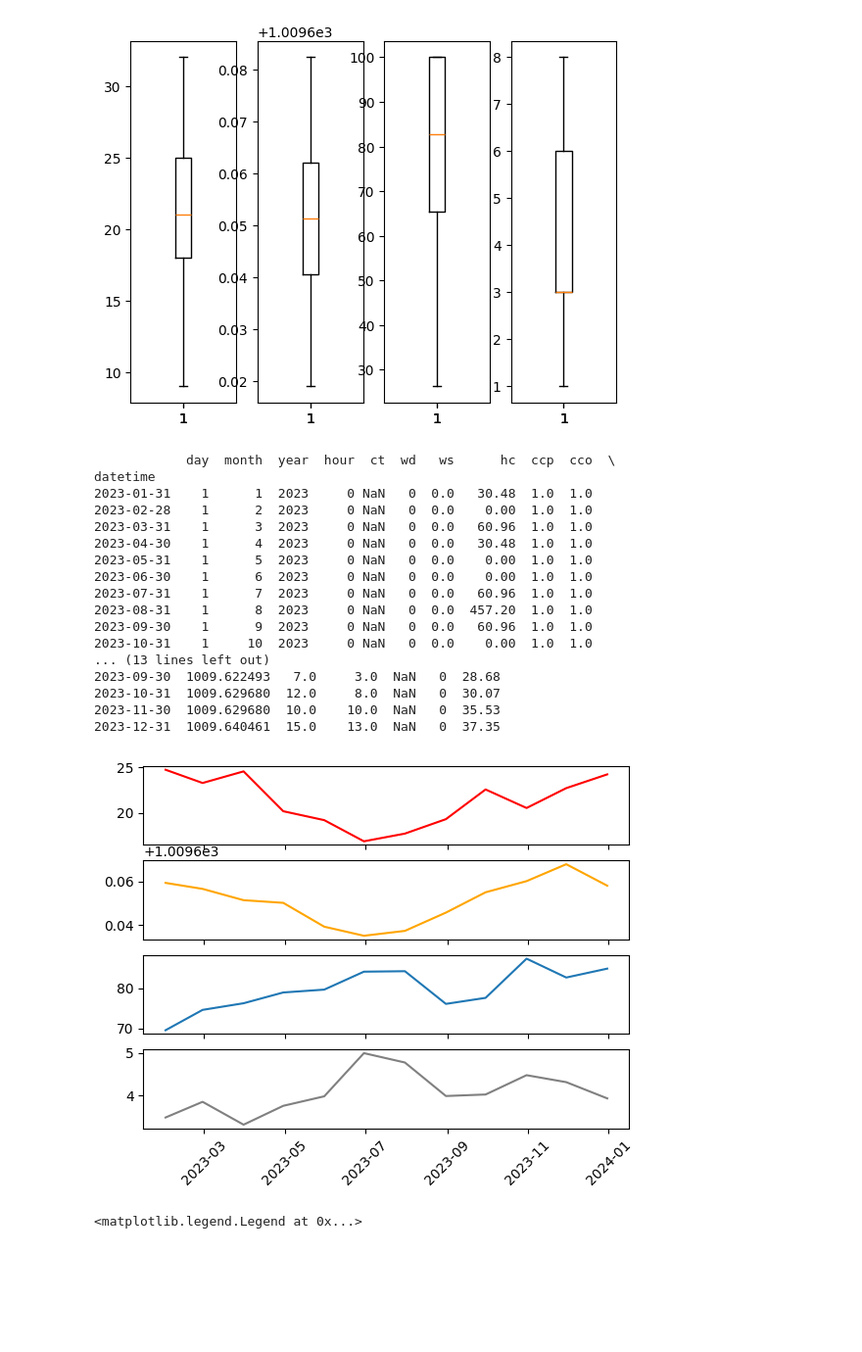
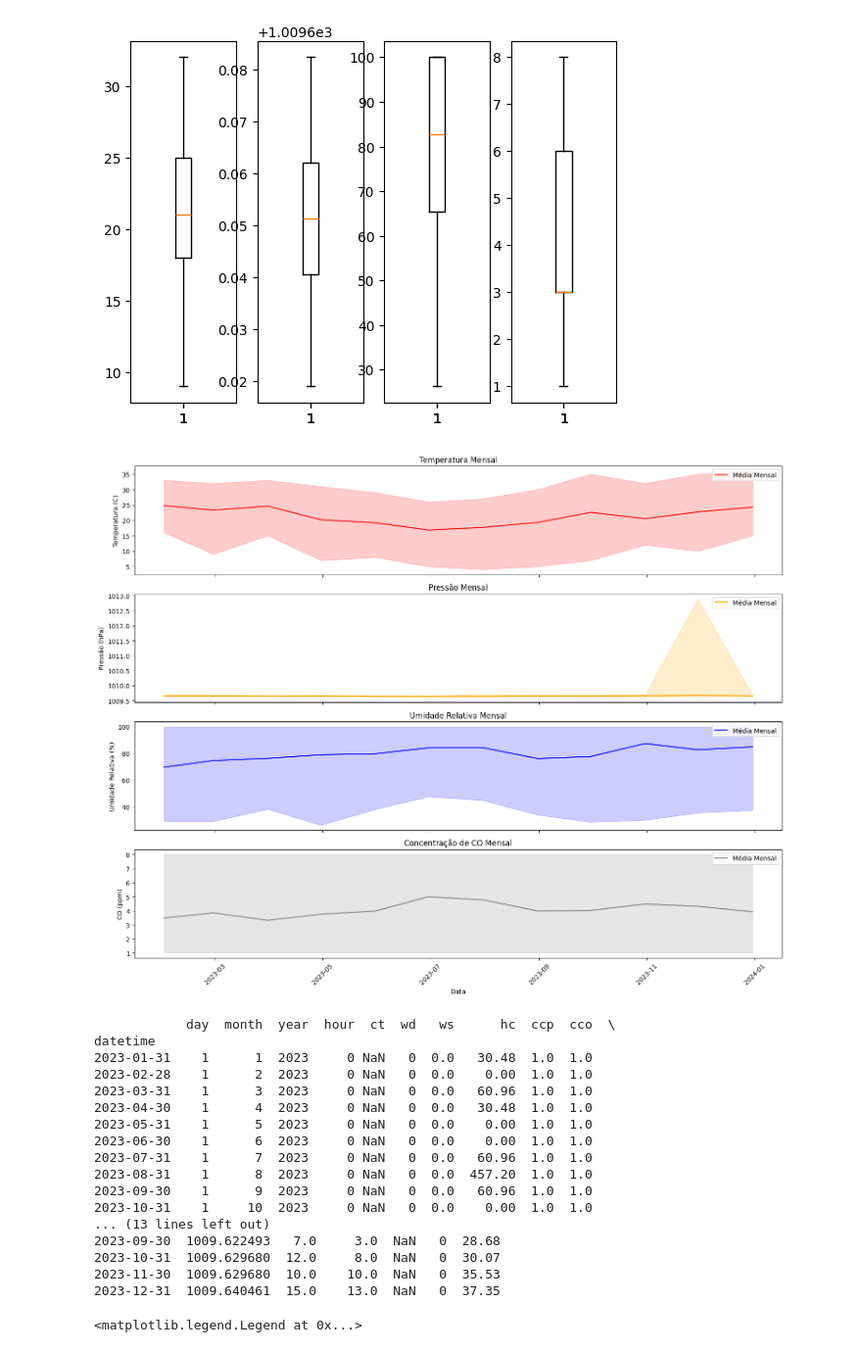
Before and after one commit to Marcosperrude/ENS5173_202401, a Jupyter notebook: atividade02.ipynb, the cells around one changed output. Shown at 98% size. Drawn from its saved outputs; the diff is of its cells as text; code cells hidden in the pictures; blank space fills up the shorter version.

```diff
--- a/atividade02.ipynb
+++ b/atividade02.ipynb
@@ -152,21 +153,55 @@ O percentil 99 da cco é:1009.68598
 [figure]
 [figure]
 # %%
+import pandas as pd
+import matplotlib.pyplot as plt
+
+# Suponha que o DataFrame tenha uma coluna 'datetime' que precisa ser convertida
+metSuperficie['datetime'] = pd.to_datetime(metSuperficie['datetime'])
+metSuperficie.set_index('datetime', inplace=True)
+
 # Estatísticas dos dados
-metSuperficie.set_index('datetime', inplace=True)
-media_mensal = metSuperficie.resample('ME').mean()
-min_mensal = metSuperficie.resample('ME').min()
+media_mensal = metSuperficie.resample('M').mean()
+min_mensal = metSuperficie.resample('M').min()
+max_mensal = metSuperficie.resample('M').max()
 
 # Plotando figura após fazer a média mensal
-fig,ax = plt.subplots(4,sharex=True)
-ax[0].plot(media_mensal.index,media_mensal['temp'],color='red')
-ax[1].plot(media_mensal.index,media_mensal['p'],color='orange')
-ax[2].plot(media_mensal.index,media_mensal['relh'])
-ax[3].plot(media_mensal.index,media_mensal['cco'],color='gray')
+fig, ax = plt.subplots(4, sharex=True, figsize=(15, 12))
+
+# Plotando a média mensal com manchas de max e min
+ax[0].plot(media_mensal.index, media_mensal['temp'], color='red', label='Média Mensal')
+ax[0].fill_between(media_mensal.index, min_mensal['temp'], max_mensal['temp'], color='red', alpha=0.2)
+ax[0].set_ylabel('Temperatura (C)')
+ax[0].set_title('Temperatura Mensal')
+ax[0].legend()
+
+ax[1].plot(media_mensal.index, media_mensal['p'], color='orange', label='Média Mensal')
+ax[1].fill_between(media_mensal.index, min_mensal['p'], max_mensal['p'], color='orange', alpha=0.2)
+ax[1].set_ylabel('Pressão (hPa)')
+ax[1].set_title('Pressão Mensal')
+ax[1].legend()
+
+ax[2].plot(media_mensal.index, media_mensal['relh'], color='blue', label='Média Mensal')
+ax[2].fill_between(media_mensal.index, min_mensal['relh'], max_mensal['relh'], color='blue', alpha=0.2)
+ax[2].set_ylabel('Umidade Relativa (%)')
+ax[2].set_title('Umidade Relativa Mensal')
+ax[2].legend()
+
+ax[3].plot(media_mensal.index, media_mensal['cco'], color='gray', label='Média Mensal')
+ax[3].fill_between(media_mensal.index, min_mensal['cco'], max_mensal['cco'], color='gray', alpha=0.2)
+ax[3].set_ylabel('CO (ppm)')
+ax[3].set_title('Concentração de CO Mensal')
+ax[3].legend()
 ax[3].tick_params(axis='x', rotation=45)
 
+plt.xlabel('Data')
+plt.tight_layout()
+plt.show()
+
+# Imprimindo os mínimos mensais
 print(min_mensal)
 # %% [output]
+[figure, new version]
             day  month  year  hour  ct  wd   ws      hc  ccp  cco  \
 datetime
 2023-01-31    1      1  2023     0 NaN   0  0.0   30.48  1.0  1.0
@@ -184,7 +219,6 @@ datetime
 2023-10-31  1009.629680  12.0     8.0  NaN   0  30.07
 2023-11-30  1009.629680  10.0    10.0  NaN   0  35.53
 2023-12-31  1009.640461  15.0    13.0  NaN   0  37.35
-[figure, old version]
 # %%
 # Criando minha rosa dos ventos
 from windrose import WindroseAxes
```
Also changed, not shown: parts of 3 cells of this notebook.
